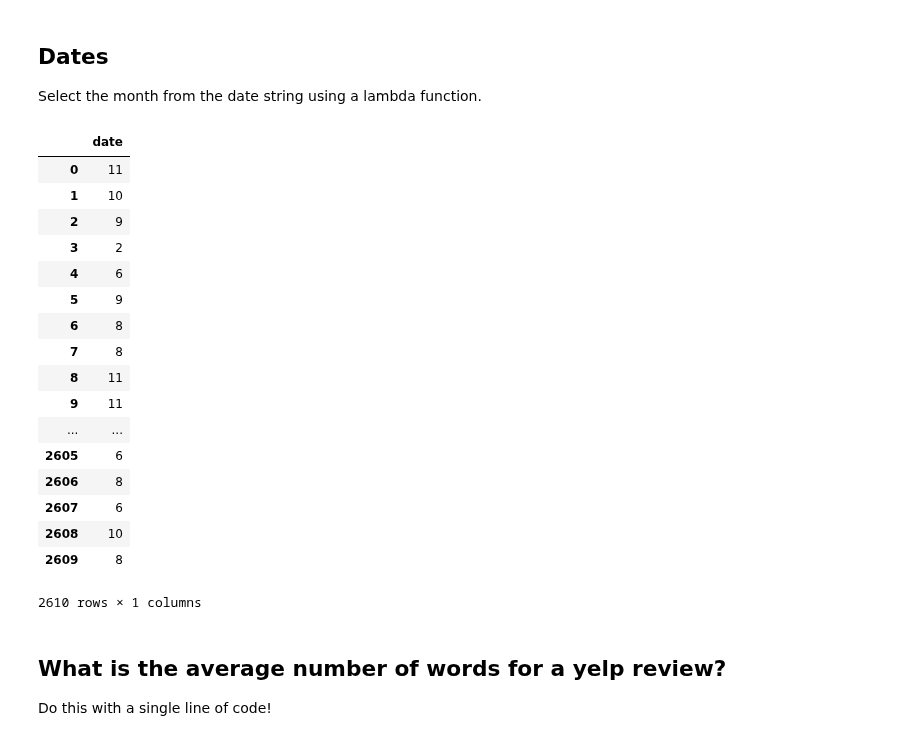
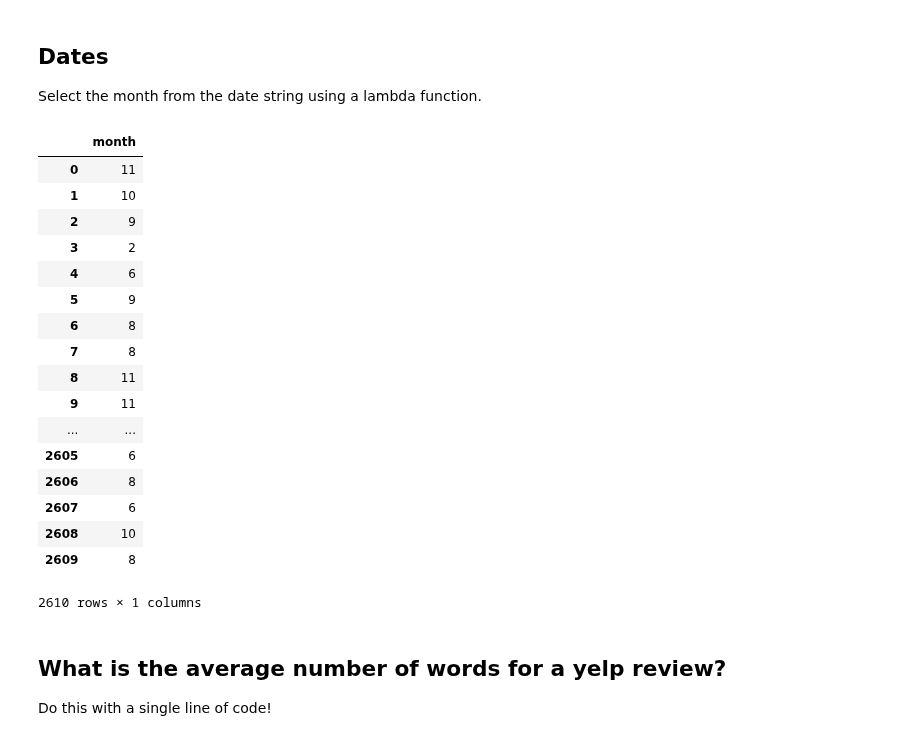
Before and after one commit to hy123udg/dsc-lambda-functions-lab-nyc-ds-060319, a Jupyter notebook: index.ipynb, the cells around one changed output. Cells and saved outputs as stored; diff of their text form; code cells hidden in the pictures.

```diff
--- a/index.ipynb
+++ b/index.ipynb
@@ -55,9 +55,9 @@ days = pd.to_datetime(df['date'])
 month = pd.DataFrame(days.map(lambda x: x.month))
 month.columns = ['month']
 # %%
-month
+month.
 # %% [output]
-|  | date |
+|  | month |
 | 0 | 11 |
 | 1 | 10 |
 | 2 | 9 |
```
